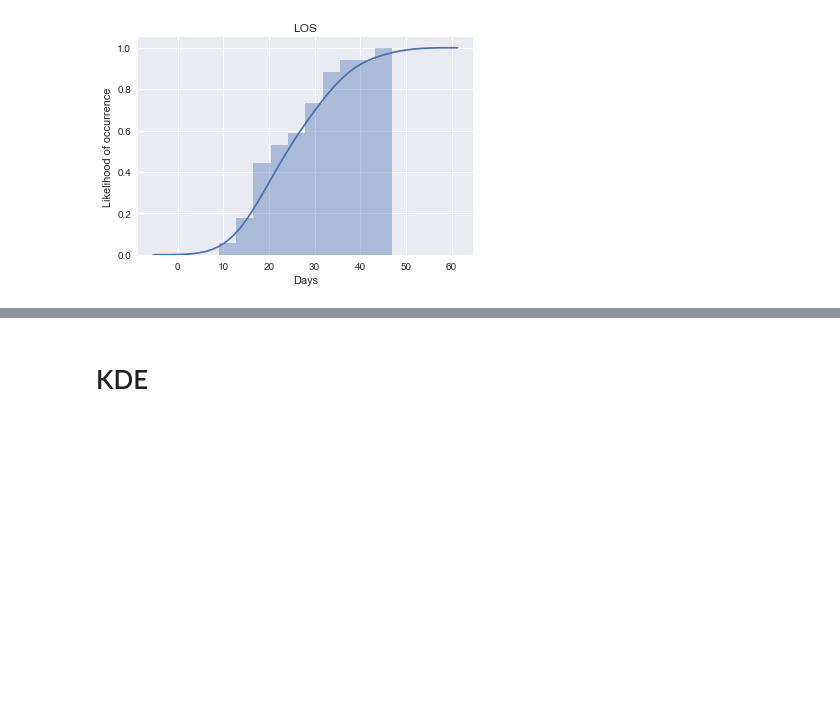
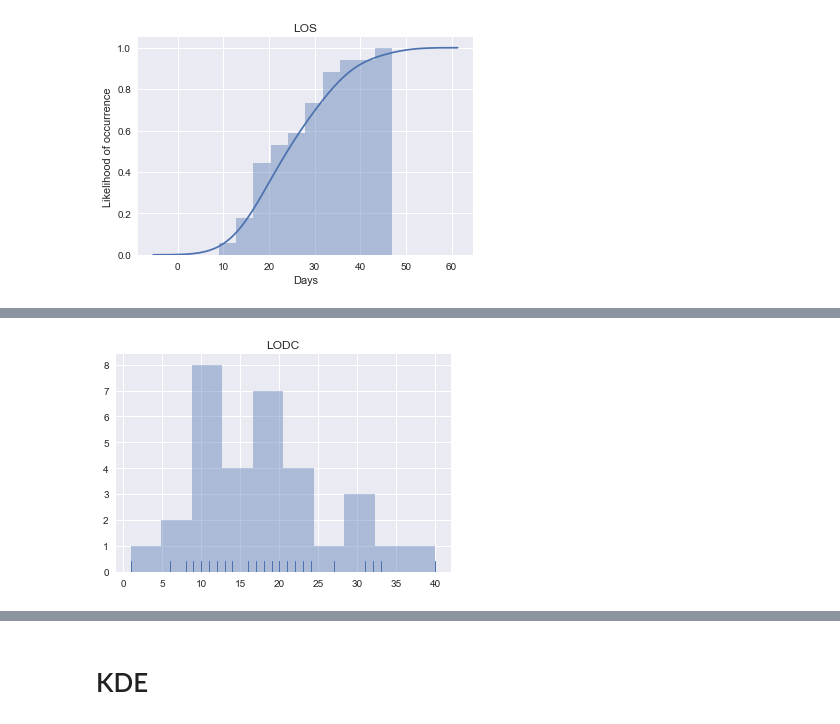
Before and after one commit to kamshee/activity-recognition-process, a Jupyter notebook: lengthofstay.ipynb, the cells around one changed output, grey strips where cells are left out. Cells and saved outputs as stored; diff of their text form; code cells hidden in the pictures; blank space fills up the shorter version.

```diff
--- a/lengthofstay.ipynb
+++ b/lengthofstay.ipynb
@@ -59,0 +87,7 @@ plt.show()
+# %%
+# Histogram with rug plot (tick for every observation)
+sns.distplot(lodc, bins=10, kde=False, rug=True)
+plt.title('LODC')
+plt.show()
+# %% [output]
+[figure, added]
```
Also changed, not shown: parts of 10 cells of this notebook, 3 other files.
